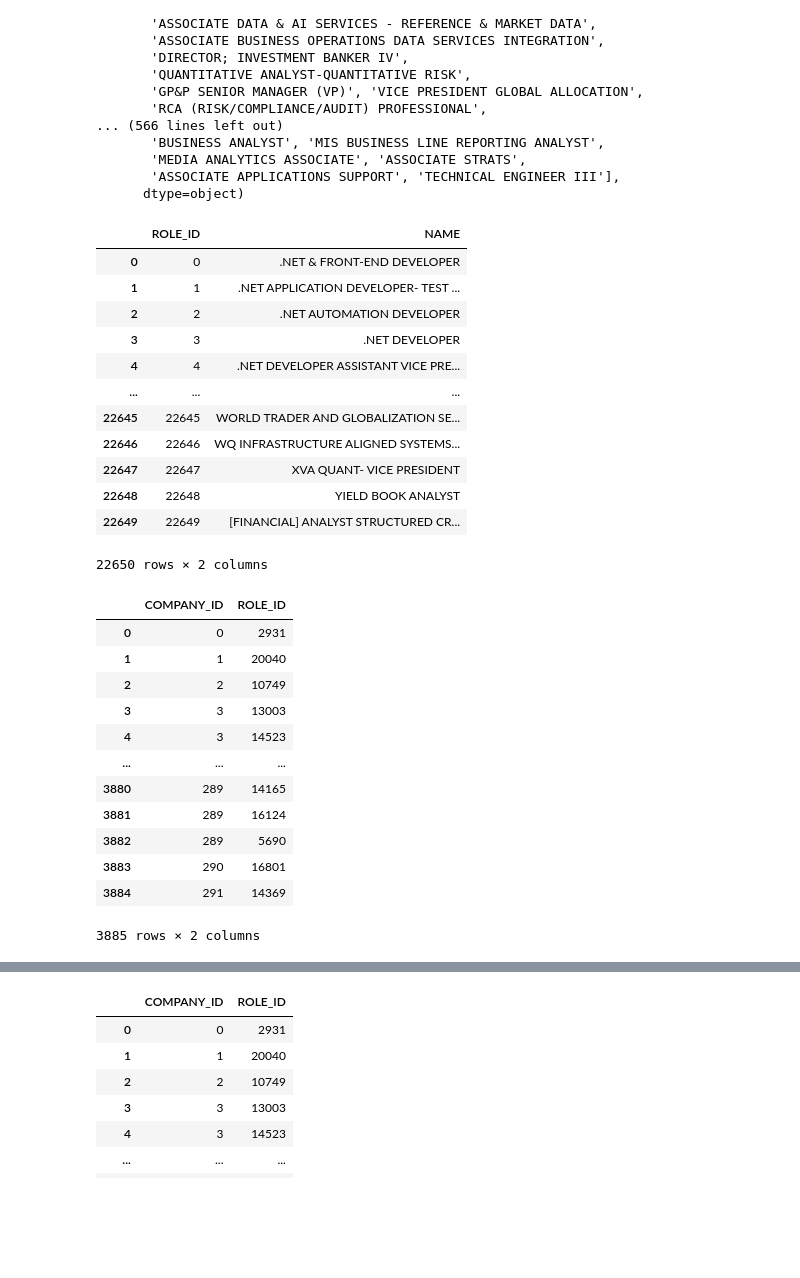
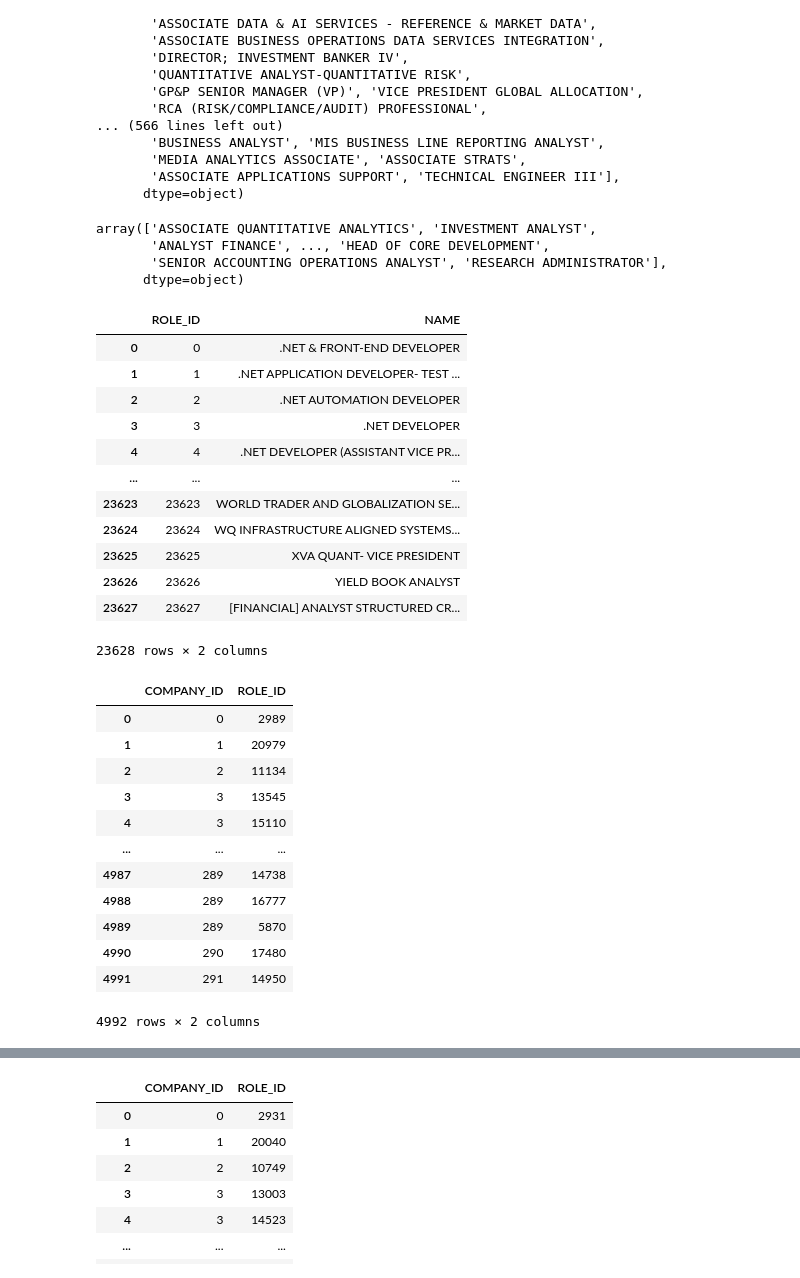
Before and after one commit to ashleyyeah/HFT-Job-Search, a Jupyter notebook: companies/role_analysis.ipynb, the cells around one changed output, grey strips where cells are left out. Saved outputs shown, nothing was run; the diff lists cells and outputs as text; code cells hidden in the pictures; blank space fills up the shorter version.

Commit message:
Fix unmatched company/roles

```diff
--- a/companies/role_analysis.ipynb
+++ b/companies/role_analysis.ipynb
@@ -114,4 +114,16 @@ array(['QUANTITATIVE TRADER', 'DIRECTOR FINANCE',
        'MEDIA ANALYTICS ASSOCIATE', 'ASSOCIATE STRATS',
        'ASSOCIATE APPLICATIONS SUPPORT', 'TECHNICAL ENGINEER III'],
       dtype=object)
+# %%
+h1b = pd.read_csv('company_roles_h1b.csv', low_memory=False)
+h1b['ROLE_NAME'] = h1b['ROLE_NAME'].astype(str)
+h1b['ROLE_NAME'] = h1b['ROLE_NAME'].str.upper()
+h1b['ROLE_NAME'] = h1b['ROLE_NAME'].apply(clean_up)
+h1b_roles = h1b['ROLE_NAME'].unique()
+h1b_roles
+# %% [output]
+array(['ASSOCIATE QUANTITATIVE ANALYTICS', 'INVESTMENT ANALYST',
+       'ANALYST FINANCE', ..., 'HEAD OF CORE DEVELOPMENT',
+       'SENIOR ACCOUNTING OPERATIONS ANALYST', 'RESEARCH ADMINISTRATOR'],
+      dtype=object)
 # %%
@@ -121,21 +134,21 @@ all_role_df = all_role_df.reset_index(drop=True)
 all_role_df.to_csv('roles.csv')
 # %%
-roles = pd.read_csv("roles_final.csv", low_memory=False)
+roles = pd.read_csv("roles.csv", low_memory=False)
 roles
 # %% [output]
 |  | ROLE_ID | NAME |
 | 0 | 0 | .NET & FRONT-END DEVELOPER |
 | 1 | 1 | .NET APPLICATION DEVELOPER- TEST ... |
 | 2 | 2 | .NET AUTOMATION DEVELOPER |
 | 3 | 3 | .NET DEVELOPER |
-| 4 | 4 | .NET DEVELOPER ASSISTANT VICE PRE... |
+| 4 | 4 | .NET DEVELOPER (ASSISTANT VICE PR... |
 | ... | ... | ... |
-| 22645 | 22645 | WORLD TRADER AND GLOBALIZATION SE... |
-| 22646 | 22646 | WQ INFRASTRUCTURE ALIGNED SYSTEMS... |
-| 22647 | 22647 | XVA QUANT- VICE PRESIDENT |
-| 22648 | 22648 | YIELD BOOK ANALYST |
-| 22649 | 22649 | [FINANCIAL] ANALYST STRUCTURED CR... |
+| 23623 | 23623 | WORLD TRADER AND GLOBALIZATION SE... |
+| 23624 | 23624 | WQ INFRASTRUCTURE ALIGNED SYSTEMS... |
+| 23625 | 23625 | XVA QUANT- VICE PRESIDENT |
+| 23626 | 23626 | YIELD BOOK ANALYST |
+| 23627 | 23627 | [FINANCIAL] ANALYST STRUCTURED CR... |
-22650 rows × 2 columns
+23628 rows × 2 columns
 # %%
 cr = pd.DataFrame(columns = ['COMPANY_ID', 'ROLE_ID'])
 
@@ -152,18 +165,18 @@ for index, row in companies.iterrows():
 cr
 # %% [output]
 |  | COMPANY_ID | ROLE_ID |
-| 0 | 0 | 2931 |
-| 1 | 1 | 20040 |
-| 2 | 2 | 10749 |
-| 3 | 3 | 13003 |
-| 4 | 3 | 14523 |
+| 0 | 0 | 2989 |
+| 1 | 1 | 20979 |
+| 2 | 2 | 11134 |
+| 3 | 3 | 13545 |
+| 4 | 3 | 15110 |
 | ... | ... | ... |
-| 3880 | 289 | 14165 |
-| 3881 | 289 | 16124 |
-| 3882 | 289 | 5690 |
-| 3883 | 290 | 16801 |
-| 3884 | 291 | 14369 |
+| 4987 | 289 | 14738 |
+| 4988 | 289 | 16777 |
+| 4989 | 289 | 5870 |
+| 4990 | 290 | 17480 |
+| 4991 | 291 | 14950 |
-3885 rows × 2 columns
+4992 rows × 2 columns
 # %%
 for index, row in companies3.iterrows():
     temp = company_roles.loc[company_roles['EMPLOYER_NAME'] == row['NAME']]
```
Also changed, not shown: parts of 5 cells of this notebook, 3 other files.
